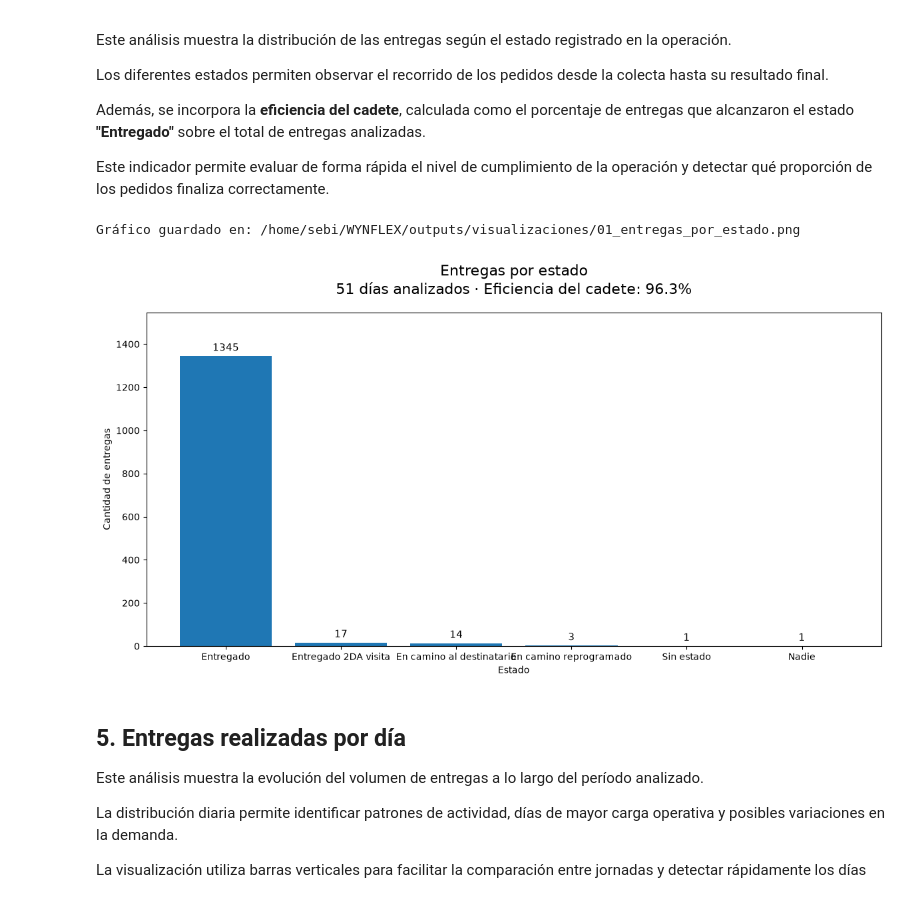
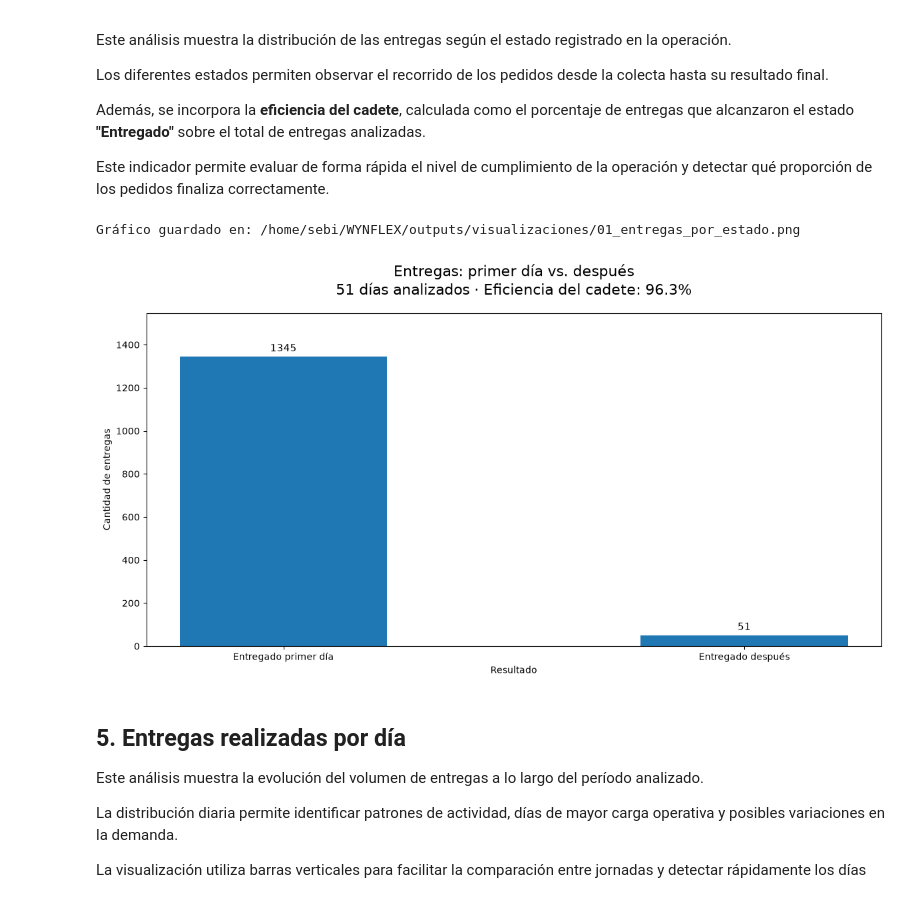
Before and after one commit to SebaFranMedina/WYNFLEX-Pipeline-Batch-Incremental-e-Idempotente-Excel-Visualizaciones-de-KPIs-reales.-, a Jupyter notebook: notebooks/01_wynflex_analytics.ipynb, the cells around one changed output. Drawn from its saved outputs; the diff is of its cells as text; code cells hidden in the pictures.

Commit message:
fix: actualizar grafico de entregas

```diff
--- a/notebooks/01_wynflex_analytics.ipynb
+++ b/notebooks/01_wynflex_analytics.ipynb
@@ -707,33 +707,20 @@ Además, se incorpora la **eficiencia del cadete**, calculada como el porcentaje
 Este indicador permite evaluar de forma rápida el nivel de cumplimiento de la operación y detectar qué proporción de los pedidos finaliza correctamente.
 # %%
 # ============================================================
-# ENTREGAS POR ESTADO
+# ENTREGAS: PRIMER DÍA VS. DESPUÉS
 # ============================================================
 
-df_status = get_deliveries_by_status().copy()
-
-# Limpiar estados para que Matplotlib pueda graficarlos
-df_status["estado"] = (
-    df_status["estado"]
-    .fillna("Sin estado")
-    .astype(str)
-    .str.strip()
+# KPI
+total_entregadas = int(
+    kpi.loc[0, "total_entregadas"]
 )
-
-df_status["total_entregas"] = pd.to_numeric(
-    df_status["total_entregas"],
-    errors="coerce"
-).fillna(0)
-
-
-# ============================================================
-# KPI SAME DAY
-# ============================================================
-
-total_entregadas = int(kpi.loc[0, "total_entregadas"])
 
 entregadas_mismo_dia = int(
     kpi.loc[0, "entregadas_mismo_dia"]
+)
+
+entregadas_despues = int(
+    kpi.loc[0, "entregadas_despues"]
 )
 
 eficiencia = float(
@@ -745,14 +732,16 @@ eficiencia = float(
 # DATOS PARA EL GRÁFICO
 # ============================================================
 
-df_plot = df_status.copy()
-
-# La barra "Entregado" muestra solamente
-# las entregas realizadas el mismo día
-df_plot.loc[
-    df_plot["estado"].str.lower() == "entregado",
-    "total_entregas"
-] = entregadas_mismo_dia
+df_plot = pd.DataFrame({
+    "resultado": [
+        "Entregado primer día",
+        "Entregado después"
+    ],
+    "cantidad": [
+        entregadas_mismo_dia,
+        entregadas_despues
+    ]
+})
 
 
 # ============================================================
@@ -762,8 +751,9 @@ df_plot.loc[
 fig, ax = plt.subplots(figsize=(12, 6.5))
 
 bars = ax.bar(
-    df_plot["estado"],
-    df_plot["total_entregas"]
+    df_plot["resultado"],
+    df_plot["cantidad"],
+    width=0.45
 )
 
 # Valores sobre las barras
@@ -774,42 +764,42 @@ ax.bar_label(
 )
 
 ax.set_title(
-    f"Entregas por estado\n"
+    f"Entregas: primer día vs. después\n"
     f"{dias_analizados} días analizados · "
     f"Eficiencia del cadete: {eficiencia:.1f}%",
     fontsize=16,
     pad=20
 )
 
-ax.set_xlabel("Estado")
+ax.set_xlabel("Resultado")
 ax.set_ylabel("Cantidad de entregas")
 
 ax.set_ylim(
     0,
-    df_plot["total_entregas"].max() * 1.15
+    df_plot["cantidad"].max() * 1.15
 )
 
 plt.tight_layout()
 
 
 # ============================================================
 # GUARDAR PNG
 # ============================================================
 
 ruta = OUTPUT_DIR / "01_entregas_por_estado.png"
 
 fig.savefig(
     ruta,
     dpi=150,
     bbox_inches="tight"
 )
 
 print(f"Gráfico guardado en: {ruta}")
 
 plt.show()
 # %% [output]
 Gráfico guardado en: /home/sebi/WYNFLEX/outputs/visualizaciones/01_entregas_por_estado.png
-[figure, old version]
+[figure, new version]
 # %% [markdown]
 ## 5. Entregas realizadas por día
 
```
Also changed, not shown: 1 other file.
